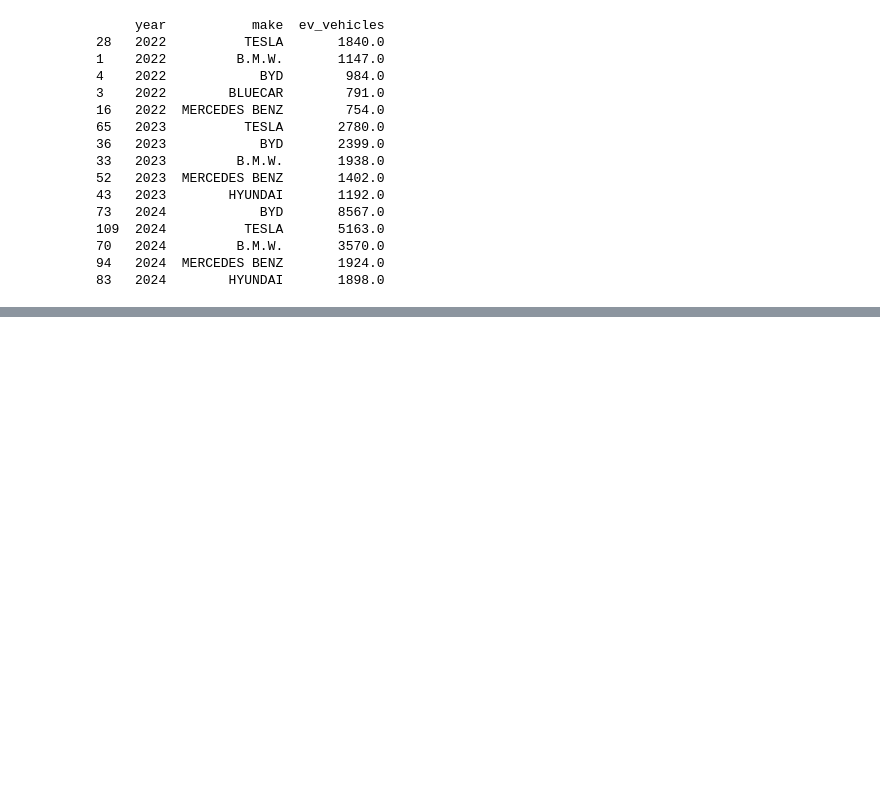
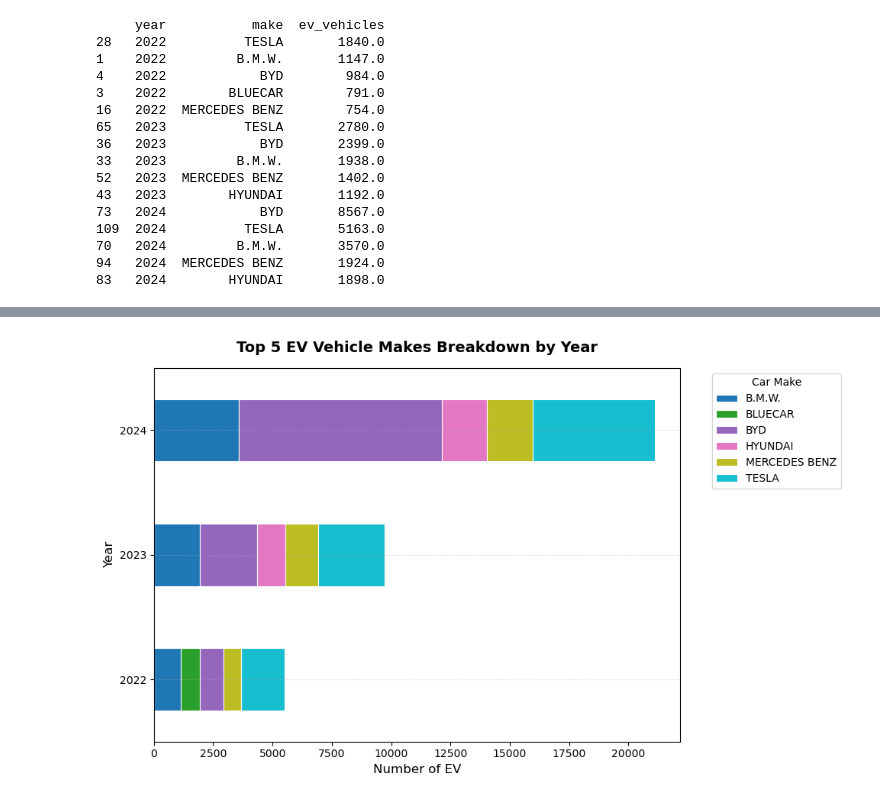
Before and after one commit to eric-ho-888/Project_2, a Jupyter notebook: ya_car_pop_make.ipynb, the cells around one changed output, grey strips where cells are left out. Drawn from its saved outputs; the diff is of its cells as text; code cells hidden in the pictures; blank space fills up the shorter version.

```diff
--- a/ya_car_pop_make.ipynb
+++ b/ya_car_pop_make.ipynb
@@ -255,0 +276,34 @@ print(top5_ev_each_year)
+# %%
+import matplotlib.pyplot as plt
+
+# 1. Pivot the data so years are on the X-axis (index) and makes are stacked
+pivot_df = top5_ev_each_year.pivot(index="year", columns="make", values="ev_vehicles")
+
+# 2. Plot as a vertical stacked bar chart using a dark color palette ("magma")
+ax = pivot_df.plot(
+    kind="barh",
+    stacked=True,
+    figsize=(10, 6),
+    colormap="tab10",  # Modern dark theme palette
+    edgecolor="white",  # Adds a crisp border between stacked segments
+    linewidth=0.8
+)
+
+# Formatting the chart
+plt.title("Top 5 EV Vehicle Makes Breakdown by Year", fontsize=14, fontweight='bold', pad=15)
+plt.xlabel("Number of EV", fontsize=12)
+plt.ylabel("Year", fontsize=12)
+
+# Keep the year labels vertical/upright
+plt.xticks(rotation=0)
+
+# Place the dark-themed legend safely outside the graph area
+plt.legend(title="Car Make", bbox_to_anchor=(1.05, 1), loc='upper left', frameon=True)
+
+# Clean background lines
+plt.grid(axis='y', linestyle="--", alpha=0.3)
+plt.tight_layout()
+
+plt.show()
+# %% [output]
+[figure, added]
```
Also changed, not shown: parts of 1 cell of this notebook, 1 other file.
